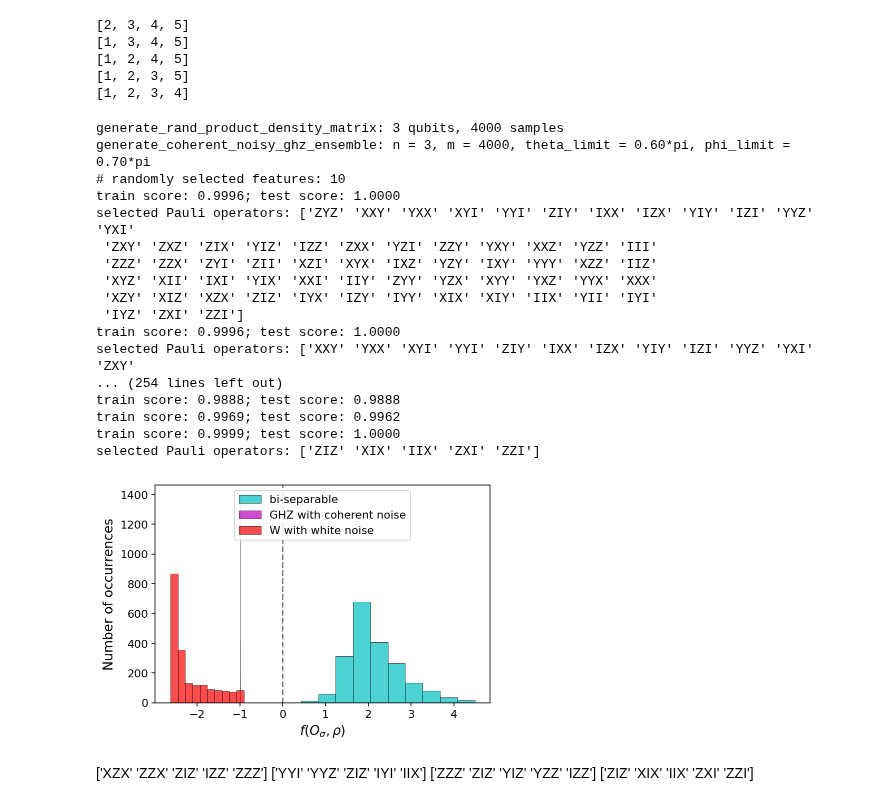
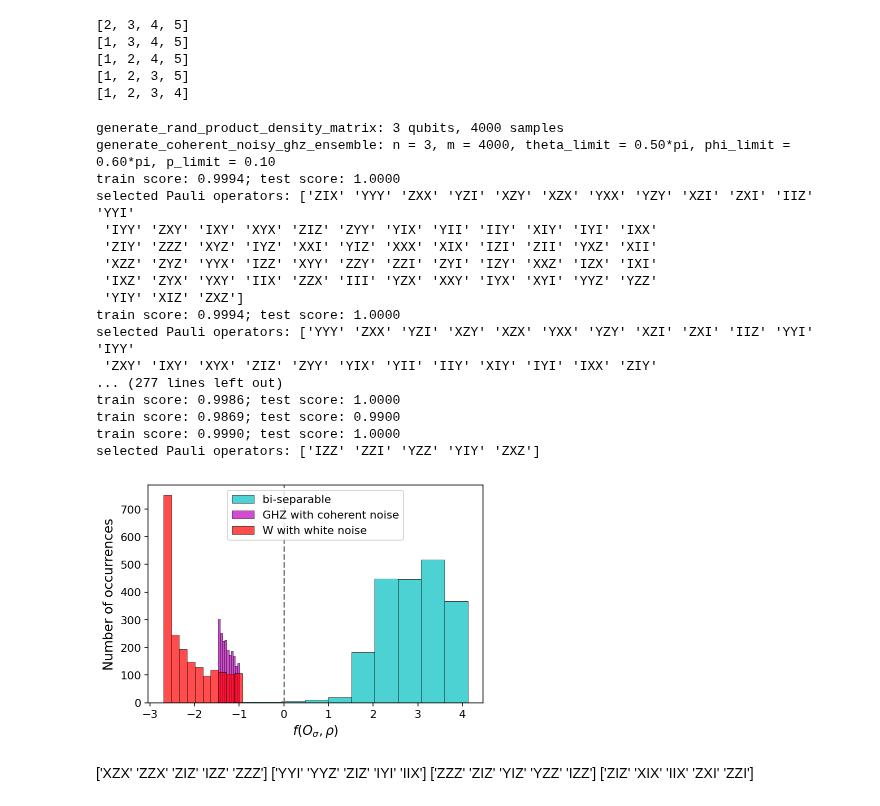
Before and after one commit to Jue-Xu/Entanglement-Witness, a Jupyter notebook: Code/entangle_detection.ipynb, the cells around one changed output. Cells and saved outputs as stored; diff of their text form; code cells hidden in the pictures.

```diff
--- a/Code/entangle_detection.ipynb
+++ b/Code/entangle_detection.ipynb
@@ -345,6 +351,8 @@ witness_w_3_project = 2/3 * qeye([2, 2, 2]) - ket2dm(w_state(N=3))
 # ax0 = plt.subplot(1,2,1)
 # ax1 = plt.subplot(1,2,2)
 noise_list = [1/2]
+theta_limit = 1/3
+phi_limit = 0.6
 # noise_list = [1/3, 1/2]
 witness_list = [witness_ghz_3, witness_w_3_project]
 x_labels = [r'Tr$(\rho W_{GHZ})$', r'Tr$(\rho W_W)$']
@@ -359,7 +367,7 @@ for i, noise_limit in enumerate(noise_list):
     for j, witness in enumerate(witness_list):
         ## generate training data
         # GHZ and W state samples with white noise
-        ghz_3_density = generate_coherent_noisy_ghz_ensemble(n=3, m=size_train, theta_limit=1/2, phi_limit=0.6)
+        ghz_3_density = generate_coherent_noisy_ghz_ensemble(n=3, m=size_train, theta_limit=theta_limit, phi_limit=phi_limit)
         # ghz_3_density = generate_noisy_ghz_ensemble(n=3,m=size_train,noise_limit=noise_limit)
         w_3_density = generate_noisy_w_ensemble(n=3,m=size_train,noise_limit=noise_limit)
 
@@ -371,7 +379,7 @@ for i, noise_limit in enumerate(noise_list):
             # [expect(witness_ghz_3, state) for state in test_set] for test_set in
             [
                 # generate_rand_product_density(3, size_train, 0),
-                generate_noisy_biseparable(1, 2, size_train, 1/3),
+                generate_noisy_biseparable(1, 2, int(size_train/2), 0)+generate_noisy_biseparable(2, 1, int(size_train/2), 0),
                 ghz_3_density,
                 w_3_density
             ]
@@ -456,7 +464,9 @@ for l in range(len(lll)):
 # %%
 size_train = 2000
 size_test = 1000
-noise_limit = 4/6
+theta_limit = 0.5
+phi_limit = 0.6
+noise_limit = 1/2
 
 ##################### training ########################
 # input_states = [generate_rand_product_state(3, 2 * size_train), ghz_3_density, w_3_density]
@@ -464,7 +474,7 @@ noise_limit = 4/6
 # print(labels)
 fully_sep_state = generate_rand_product_state(n=3,m=size_train*2,noise_limit=0,is_pure=False)
 bi_sep_state    = generate_noisy_biseparable(n_A=1,n_B=2, m=size_train*2,noise_limit=0)
-ghz3_state = generate_coherent_noisy_ghz_ensemble(n=3, m=size_train*2, theta_limit=0.6, phi_limit=0.7)
+ghz3_state = generate_coherent_noisy_ghz_ensemble(n=3, m=size_train*2, theta_limit=theta_limit, phi_limit=phi_limit,p_limit=0.1)
 # ghz3_state      = generate_noisy_ghz_ensemble(n=3,m=size_train*2,noise_limit=noise_limit)
 w3_state        = generate_noisy_w_ensemble(n=3,m=size_train*2,noise_limit=noise_limit)
 
@@ -484,7 +494,7 @@ X, y = construct_training_dataset(
 # (X, Y) = assemble_training_dataset(size_train)
 to_features = 10
 least_features = 5
-print(f'# randomly selected features: {to_features}')
+# print(f'# randomly selected features: {to_features}')
 
 # accuracy = 0.0
 # while accuracy < 1:
@@ -516,50 +526,50 @@ while accuracy < 0.999 or len(select_indices) > least_features:
                 select_indices = random.sample([i for i in range(len(three_pauli_tomo_operators))], len(three_pauli_tomo_operators))
 
 
 ##################### testing ########################
 # fully_sep_test = generate_rand_product_density(3, size_test)
 fully_sep_test = fully_sep_state[size_train:]
 bi_sep_test = bi_sep_state[size_train:]
 ghz3_test = ghz3_state[size_train:]
 w3_test = w3_state[size_train:]
 
 test_dataset = [bi_sep_test, ghz3_test, w3_test]
 # test_dataset = [fully_sep_test, bi_sep_test, ghz3_test, w3_test]
 
 feature_test_set = [evaluate_features(operators=three_pauli_tomo_operators,states=data)[:,select_indices] for data in test_dataset]
 test_expectation_lists = evaluate_witness(witness=witness, features_set=feature_test_set)
 
 
 fig, ax = plt.subplots(figsize=(6, 4))
 title = f'ML witness (noise = {noise_limit:.2f} )'
 comparison_legend = ['bi-separable', 'GHZ with coherent noise', 'W with white noise']
 # comparison_legend = ['fully separable (ML)', 'bi-separable (ML)', 'GHZ (ML)', 'W (ML)']
 # three_qubit_legend = ['zero', 'fully separable (GHZ witness)', 'GHZ3 (GHZ witness)', 'W3 (GHZ witness)', 'fully separable (W witness)','W3 (W witness)', 'GHZ (W witness)', 'fully separable (ML)', 'GHZ (ML)', 'W (ML)']
 plot_expectation_hist(ax, test_expectation_lists, comparison_legend, title='', xlabel=r'$f(O_{\sigma},\rho)$', legend_loc='upper center')
 
 ##################### plot ########################
 
 # fig.show()
 plt.savefig('three_qubit_hist_ML.png', dpi=400, bbox_inches='tight')
 # %% [output]
 generate_rand_product_density_matrix: 3 qubits, 4000 samples
-generate_coherent_noisy_ghz_ensemble: n = 3, m = 4000, theta_limit = 0.60*pi, phi_limit = 0.70*pi
-# randomly selected features: 10
-train score: 0.9996; test score: 1.0000
-selected Pauli operators: ['ZYZ' 'XXY' 'YXX' 'XYI' 'YYI' 'ZIY' 'IXX' 'IZX' 'YIY' 'IZI' 'YYZ' 'YXI'
- 'ZXY' 'ZXZ' 'ZIX' 'YIZ' 'IZZ' 'ZXX' 'YZI' 'ZZY' 'YXY' 'XXZ' 'YZZ' 'III'
- 'ZZZ' 'ZZX' 'ZYI' 'ZII' 'XZI' 'XYX' 'IXZ' 'YZY' 'IXY' 'YYY' 'XZZ' 'IIZ'
- 'XYZ' 'XII' 'IXI' 'YIX' 'XXI' 'IIY' 'ZYY' 'YZX' 'XYY' 'YXZ' 'YYX' 'XXX'
- 'XZY' 'XIZ' 'XZX' 'ZIZ' 'IYX' 'IZY' 'IYY' 'XIX' 'XIY' 'IIX' 'YII' 'IYI'
- 'IYZ' 'ZXI' 'ZZI']
-train score: 0.9996; test score: 1.0000
-selected Pauli operators: ['XXY' 'YXX' 'XYI' 'YYI' 'ZIY' 'IXX' 'IZX' 'YIY' 'IZI' 'YYZ' 'YXI' 'ZXY'
-... (254 lines left out)
-train score: 0.9888; test score: 0.9888
-train score: 0.9969; test score: 0.9962
-train score: 0.9999; test score: 1.0000
-selected Pauli operators: ['ZIZ' 'XIX' 'IIX' 'ZXI' 'ZZI']
+generate_coherent_noisy_ghz_ensemble: n = 3, m = 4000, theta_limit = 0.50*pi, phi_limit = 0.60*pi, p_limit = 0.10
+train score: 0.9994; test score: 1.0000
+selected Pauli operators: ['ZIX' 'YYY' 'ZXX' 'YZI' 'XZY' 'XZX' 'YXX' 'YZY' 'XZI' 'ZXI' 'IIZ' 'YYI'
+ 'IYY' 'ZXY' 'IXY' 'XYX' 'ZIZ' 'ZYY' 'YIX' 'YII' 'IIY' 'XIY' 'IYI' 'IXX'
+ 'ZIY' 'ZZZ' 'XYZ' 'IYZ' 'XXI' 'YIZ' 'XXX' 'XIX' 'IZI' 'ZII' 'YXZ' 'XII'
+ 'XZZ' 'ZYZ' 'YYX' 'IZZ' 'XYY' 'ZZY' 'ZZI' 'ZYI' 'IZY' 'XXZ' 'IZX' 'IXI'
+ 'IXZ' 'ZYX' 'YXY' 'IIX' 'ZZX' 'III' 'YZX' 'XXY' 'IYX' 'XYI' 'YYZ' 'YZZ'
+ 'YIY' 'XIZ' 'ZXZ']
+train score: 0.9994; test score: 1.0000
+selected Pauli operators: ['YYY' 'ZXX' 'YZI' 'XZY' 'XZX' 'YXX' 'YZY' 'XZI' 'ZXI' 'IIZ' 'YYI' 'IYY'
+ 'ZXY' 'IXY' 'XYX' 'ZIZ' 'ZYY' 'YIX' 'YII' 'IIY' 'XIY' 'IYI' 'IXX' 'ZIY'
+... (277 lines left out)
+train score: 0.9986; test score: 1.0000
+train score: 0.9869; test score: 0.9900
+train score: 0.9990; test score: 1.0000
+selected Pauli operators: ['IZZ' 'ZZI' 'YZZ' 'YIY' 'ZXZ']
-[figure, old version]
+[figure, new version]
 # %% [markdown]
 ['XZX' 'ZZX' 'ZIZ' 'IZZ' 'ZZZ']
 ['YYI' 'YYZ' 'ZIZ' 'IYI' 'IIX']
```
Also changed, not shown: parts of 3 cells of this notebook, 7 other files.
